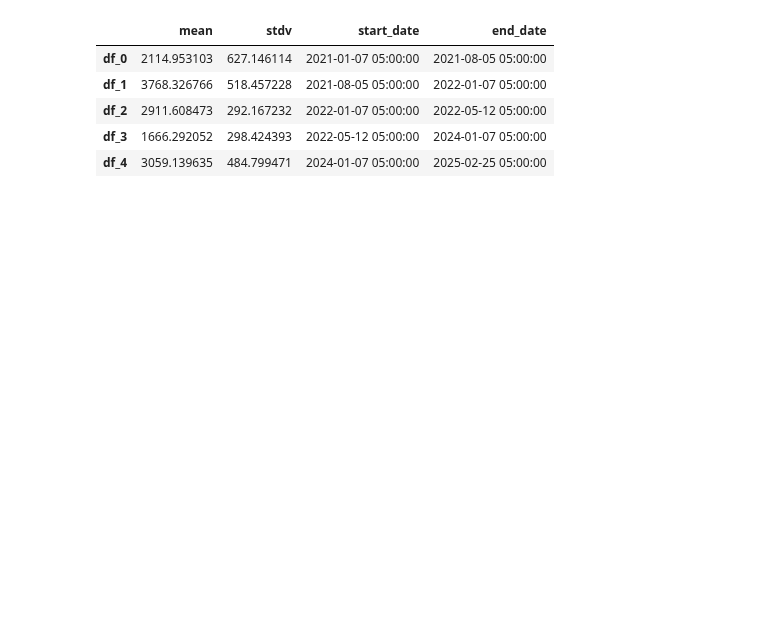
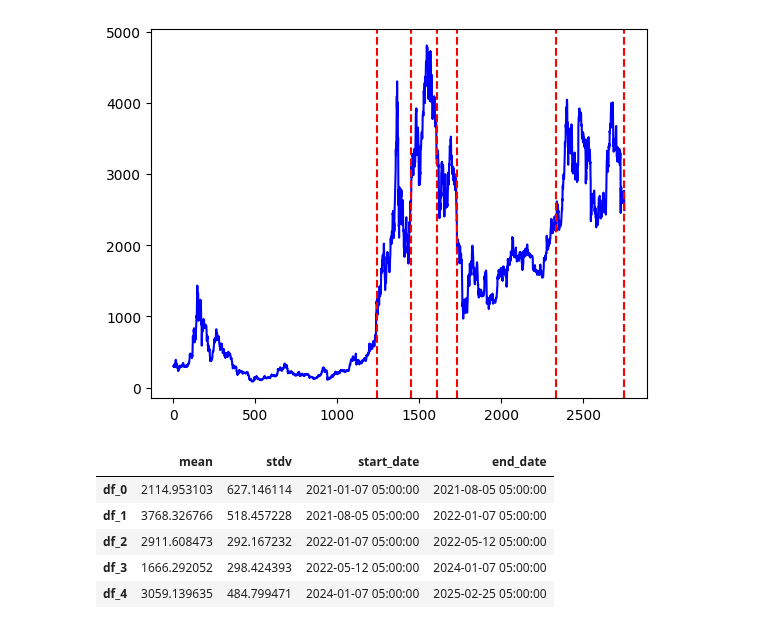
Before and after one commit to Kunj121/QTSFinalProject, a Jupyter notebook: segmentation_rule.ipynb, the cells around one changed output. Saved outputs shown, nothing was run; the diff lists cells and outputs as text; code cells hidden in the pictures; blank space fills up the shorter version.

Commit message:
segmentation for cryptos

```diff
--- a/segmentation_rule.ipynb
+++ b/segmentation_rule.ipynb
@@ -46,3 +46,9 @@ def segmentation_rule(crypto: str,
             m = m-1
             dates.append(y.loc[m,'index'])
     return dates
+# %%
+#See the plot, if you return dates, it'll show you the dates segmented
+segmentation_rule(crypto= 'ETH',
+                      jump = 5,
+                      pen = 30, plot = True, dates= True)
+# %% [output]
@@ -49,3 +61,4 @@ def segmentation_rule(crypto: str,
+[figure, added]
 # %%
 def sparse_crypto(crypto = 'crypto',
                       jump = 5,
```
Also changed, not shown: parts of 1 cell of this notebook.
